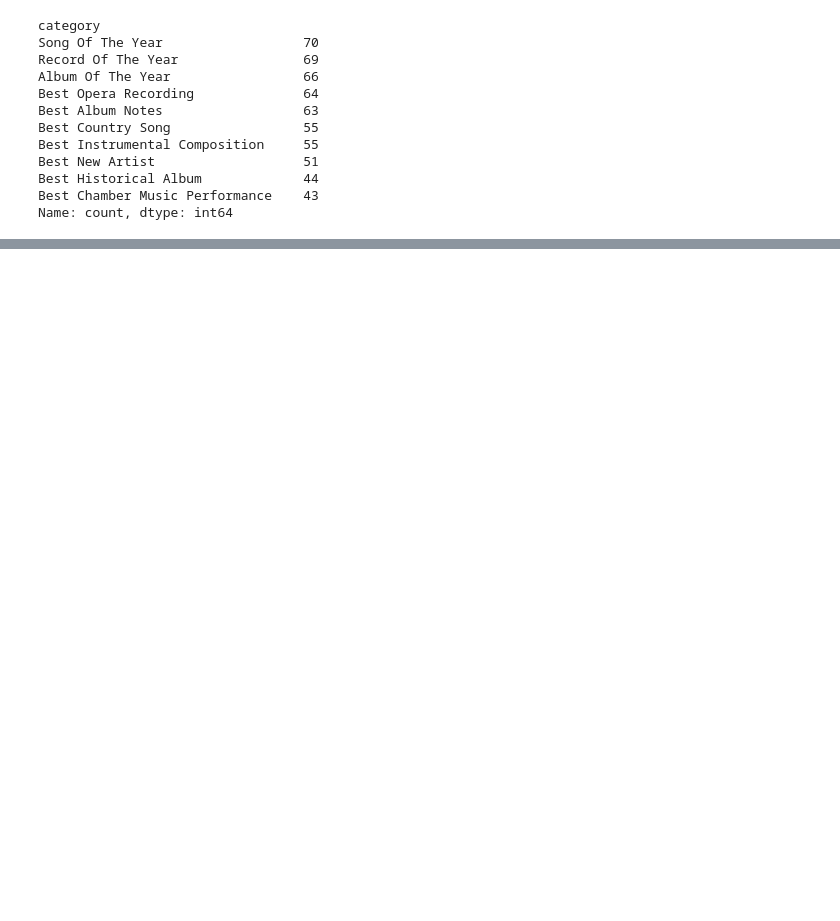
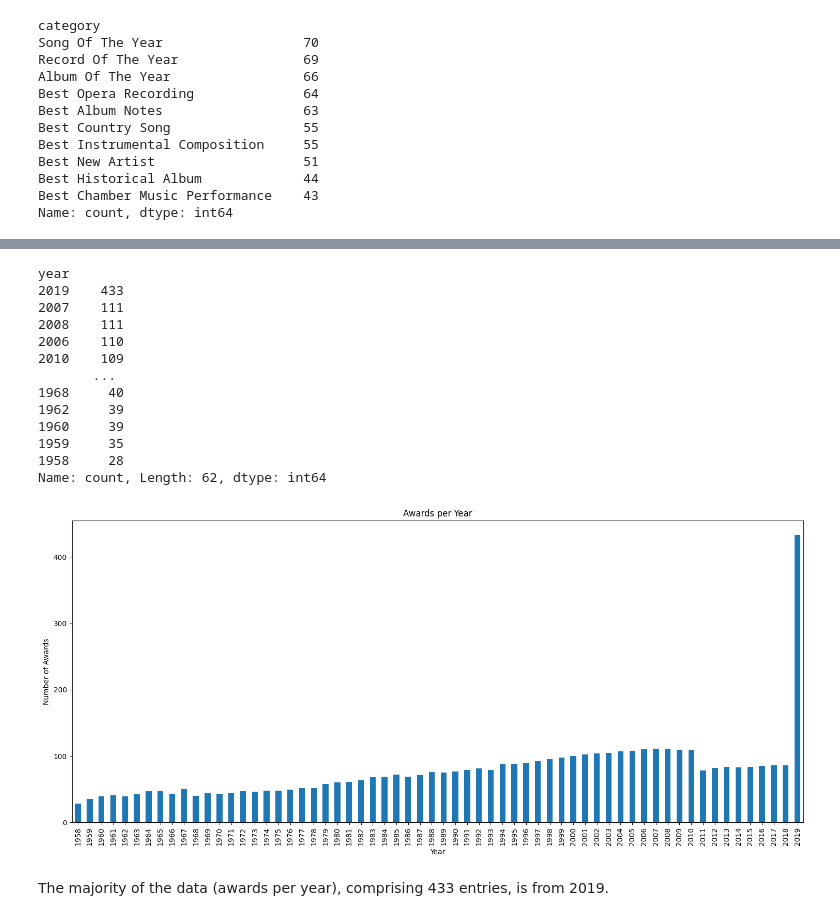
Before and after one commit to juank218/workshop2_ETL, a Jupyter notebook: code/EDAs/EDA_grammy.ipynb, the cells around one changed output, grey strips where cells are left out. Cells and saved outputs as stored; diff of their text form; code cells hidden in the pictures; blank space fills up the shorter version.

```diff
--- a/code/EDAs/EDA_grammy.ipynb
+++ b/code/EDAs/EDA_grammy.ipynb
@@ -83,0 +97,29 @@ AttributeError: module 'matplotlib' has no attribute 'get_data_path'
+# %%
+# Count awards per year to identify any unusual spikes
+awards_per_year = grammy_df['year'].value_counts()
+print(awards_per_year)
+
+awards_per_year.sort_index().plot(kind='bar', figsize=(15, 7))  # Ajusta el tamaño de la figura
+plt.title('Awards per Year')
+plt.xlabel('Year')
+plt.ylabel('Number of Awards')
+plt.xticks(rotation=90)
+plt.tight_layout()
+plt.show()
+# %% [output]
+year
+2019    433
+2007    111
+2008    111
+2006    110
+2010    109
+       ...
+1968     40
+1962     39
+1960     39
+1959     35
+1958     28
+Name: count, Length: 62, dtype: int64
+[figure, added]
+# %% [markdown]
+The majority of the data (awards per year), comprising 433 entries, is from 2019.
```
Also changed, not shown: parts of 17 cells of this notebook, 3 other files.
